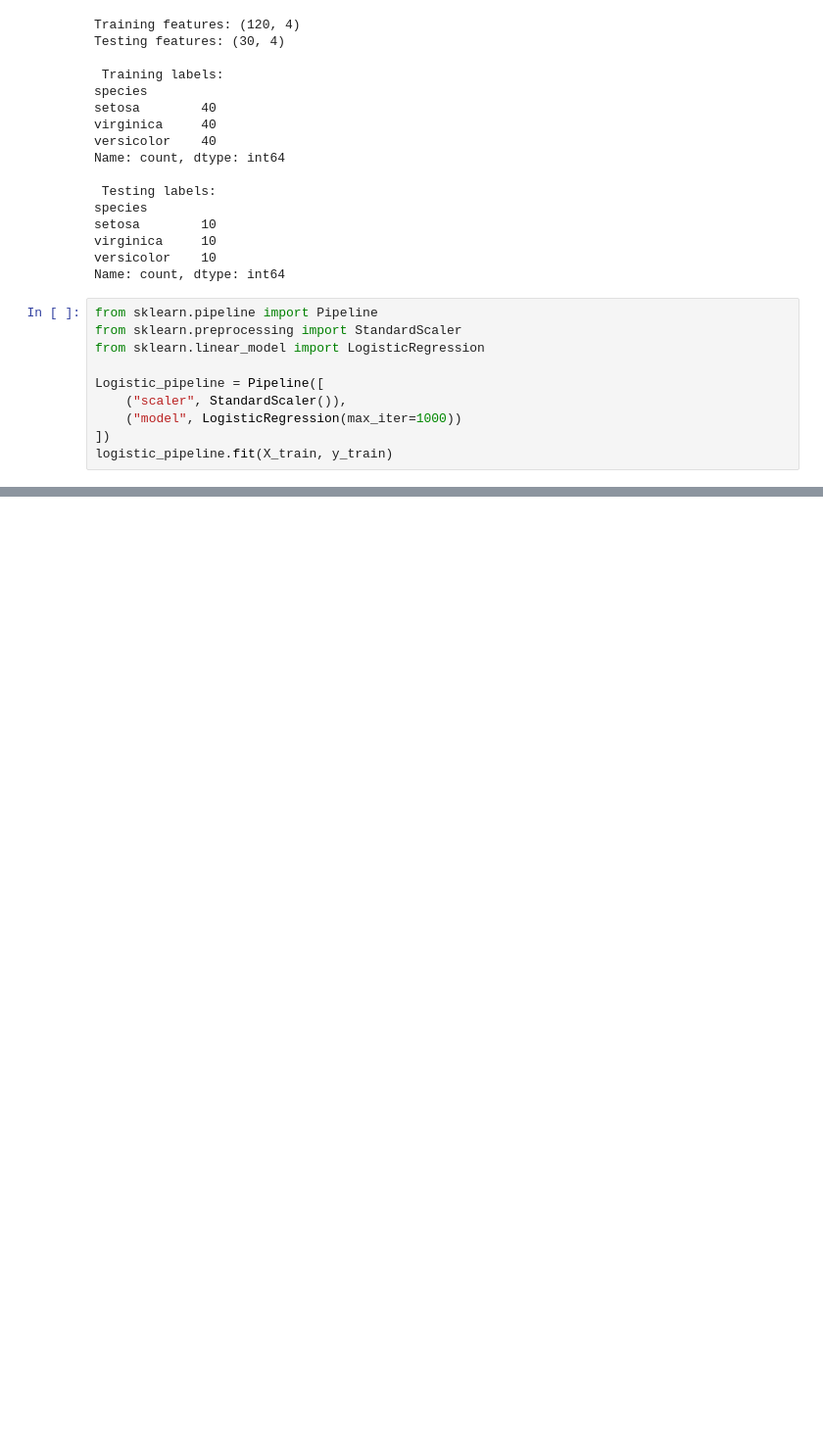
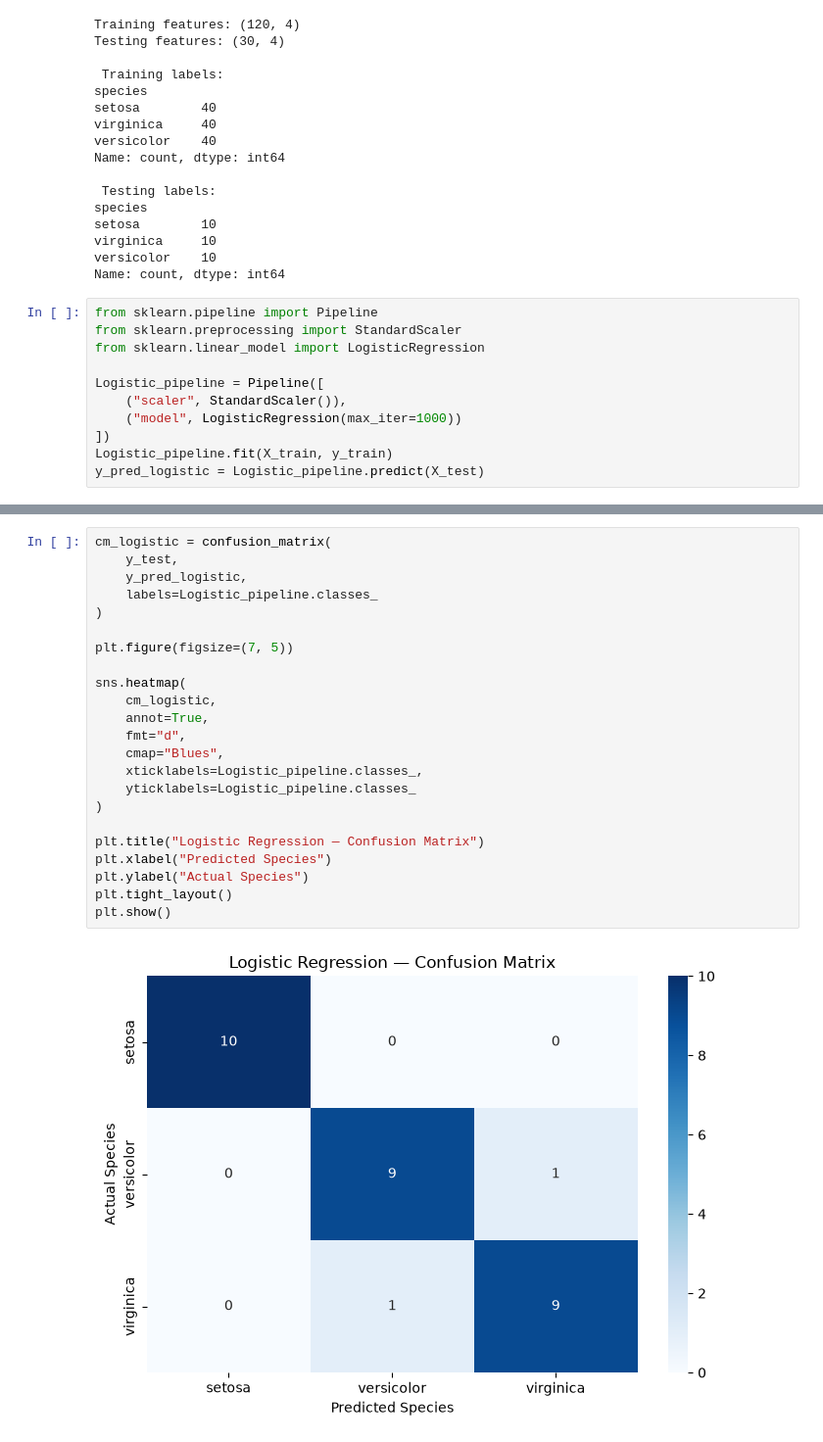
Before and after one commit to bereketkefeni-creator/Datheon_Machine_Learning_And_Data_Science_internship, a Jupyter notebook: Task_1_Iris_Classification/notebooks/iris_classification.ipynb, the cells around one changed output, grey strips where cells are left out. Shown at 98% size. Saved outputs shown, nothing was run; the diff lists cells and outputs as text; blank space fills up the shorter version.

```diff
--- a/Task_1_Iris_Classification/notebooks/iris_classification.ipynb
+++ b/Task_1_Iris_Classification/notebooks/iris_classification.ipynb
@@ -228,4 +228,5 @@ Logistic_pipeline = Pipeline([
     ("scaler", StandardScaler()),
     ("model", LogisticRegression(max_iter=1000))
 ])
-logistic_pipeline.fit(X_train, y_train)
+Logistic_pipeline.fit(X_train, y_train)
+y_pred_logistic = Logistic_pipeline.predict(X_test)
@@ -231,0 +385,25 @@ logistic_pipeline.fit(X_train, y_train)
+# %%
+cm_logistic = confusion_matrix(
+    y_test,
+    y_pred_logistic,
+    labels=Logistic_pipeline.classes_
+)
+
+plt.figure(figsize=(7, 5))
+
+sns.heatmap(
+    cm_logistic,
+    annot=True,
+    fmt="d",
+    cmap="Blues",
+    xticklabels=Logistic_pipeline.classes_,
+    yticklabels=Logistic_pipeline.classes_
+)
+
+plt.title("Logistic Regression — Confusion Matrix")
+plt.xlabel("Predicted Species")
+plt.ylabel("Actual Species")
+plt.tight_layout()
+plt.show()
+# %% [output]
+[figure, added]
```
Also changed, not shown: parts of 12 cells of this notebook.
